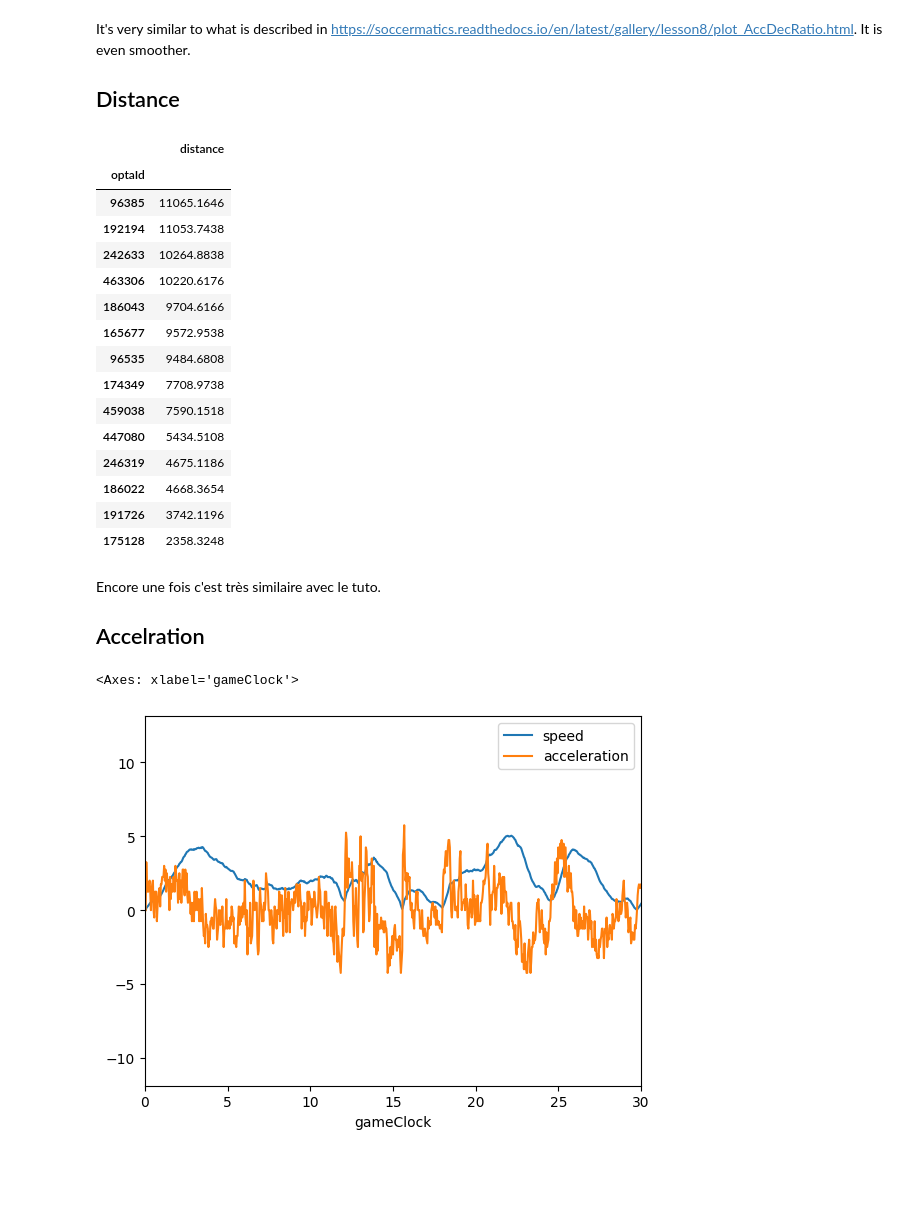
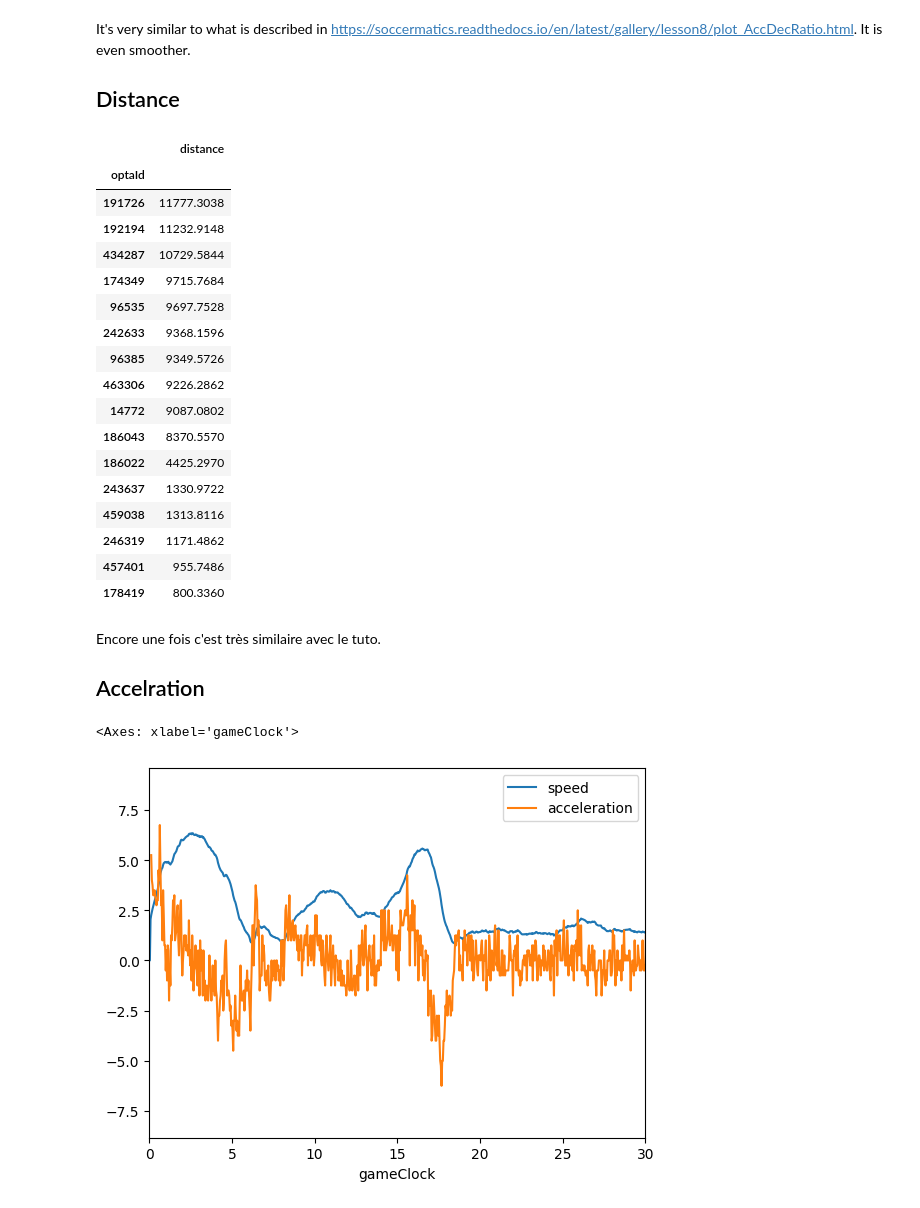
Before and after one commit to fstorme/ManHackathonIrmes, a Jupyter notebook: examples/SecondSpectrum Exploring.ipynb, the cells around one changed output. Cells and saved outputs as stored; diff of their text form; code cells hidden in the pictures; blank space fills up the shorter version.

```diff
--- a/examples/SecondSpectrum Exploring.ipynb
+++ b/examples/SecondSpectrum Exploring.ipynb
@@ -13,8 +14,8 @@ import numpy as np
 sys.path.insert(0, '../')
 from scripts.tracking import TeamTracking
 # %%
-data_directory = '../data/tracking'
-file = 'g2312201_SecondSpectrum_tracking-produced.jsonl'
+data_directory = '../data/SecondSpectrum'
+file = 'g2312213_SecondSpectrum_tracking-produced.jsonl'
 match_tracking_path = os.path.join(data_directory, file)
 
 # < 20s
@@ -70,2 +64,0 @@ array(['165677', '174349', '175128', '186022', '186043', '191726',
-# %%
-df_home = df_home.set_index(['optaId','period', 'gameClock'])
@@ -97,39 +89,37 @@ It's very similar to what is described in https://soccermatics.readthedocs.io/en
 
 ## Distance
 # %%
-(df_home.reset_index()
+(df_home
  .groupby(['optaId'])[['speed']]
- .agg(lambda group: np.trapz(group, dx=dt))
+ .agg(lambda group: np.trapz(group, dx=HomeTracking.frequence))
  .rename(columns={'speed':'distance'})
  .sort_values('distance', ascending=False)
 )
 # %% [output]
 |  | distance |
 | optaId |  |
-| 96385 | 11065.1646 |
-| 192194 | 11053.7438 |
-| 242633 | 10264.8838 |
-| 463306 | 10220.6176 |
-| 186043 | 9704.6166 |
-| 165677 | 9572.9538 |
-| 96535 | 9484.6808 |
-| 174349 | 7708.9738 |
-| 459038 | 7590.1518 |
-| 447080 | 5434.5108 |
-| 246319 | 4675.1186 |
-| 186022 | 4668.3654 |
-| 191726 | 3742.1196 |
-| 175128 | 2358.3248 |
+| 191726 | 11777.3038 |
+| 192194 | 11232.9148 |
+| 434287 | 10729.5844 |
+| 174349 | 9715.7684 |
+| 96535 | 9697.7528 |
+| 242633 | 9368.1596 |
+| 96385 | 9349.5726 |
+| 463306 | 9226.2862 |
+| 14772 | 9087.0802 |
+| 186043 | 8370.5570 |
+| 186022 | 4425.2970 |
+| 243637 | 1330.9722 |
+| 459038 | 1313.8116 |
+| 246319 | 1171.4862 |
+| 457401 | 955.7486 |
+| 178419 | 800.3360 |
 # %% [markdown]
 Encore une fois c'est très similaire avec le tuto.
 
 ## Accelration
-# %%
-df_home['acceleration'] = (df_home
-                           .groupby(level=['optaId', 'period'], group_keys=False)['speed']
-                           .diff()/dt)
 # %%
-df_home.loc['174349', 1][['speed', 'acceleration']].plot(xlim=[0,30])
+df_home[(df_home.optaId == 463306)&(df_home.period ==1)].plot(x = 'gameClock', y = ['speed', 'acceleration'],xlim=[0,30])
 # %% [output]
 <Axes: xlabel='gameClock'>
-[figure, old version]
+[figure, new version]
```
Also changed, not shown: parts of 14 cells of this notebook, 1 other file.
